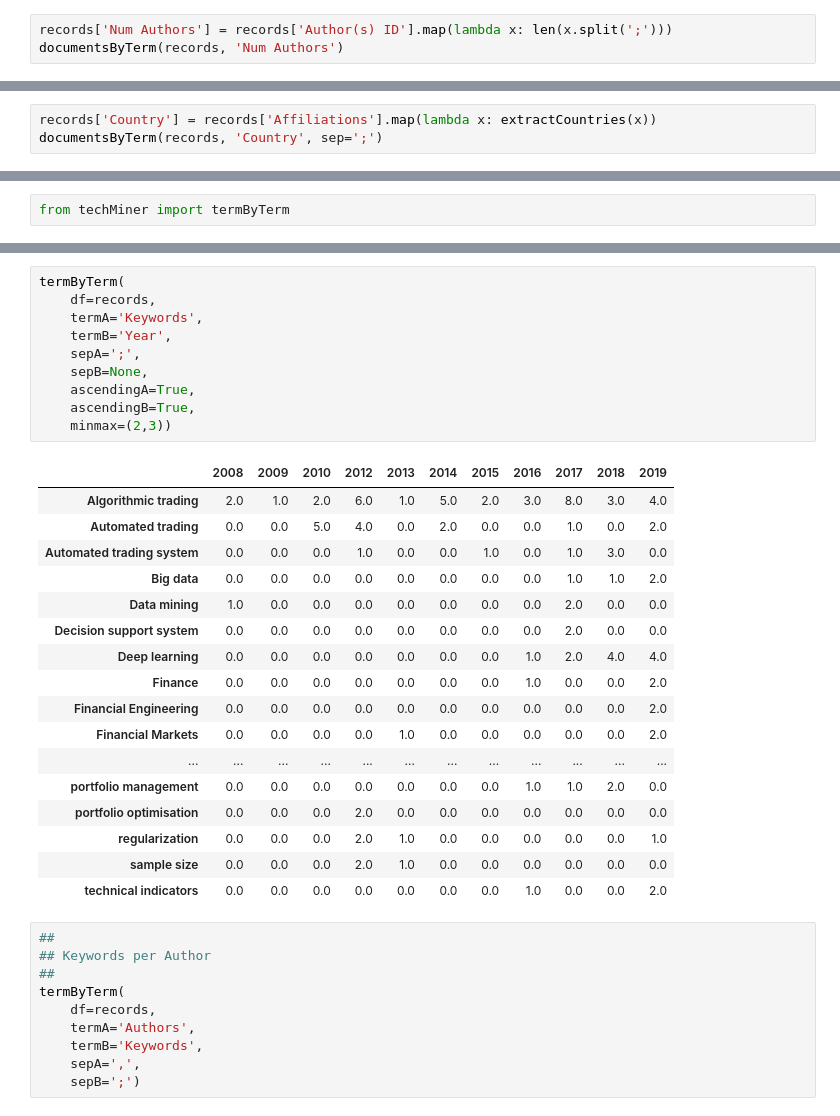
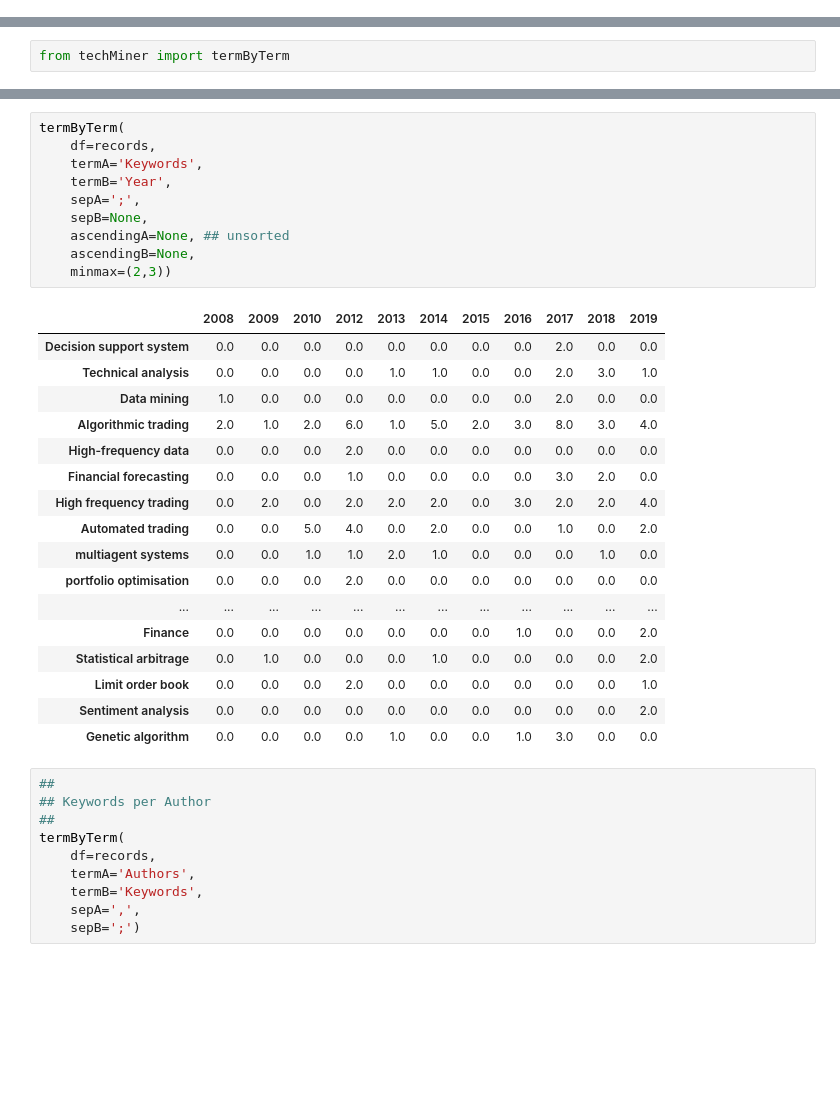
Before and after one commit to jdvelasq/techminer-old-deprecated, a Jupyter notebook: guide/tutorial/4-matrix-analysis.ipynb, the cells around one changed output, grey strips where cells are left out. Cells and saved outputs as stored; diff of their text form; blank space fills up the shorter version.

```diff
--- a/guide/tutorial/4-matrix-analysis.ipynb
+++ b/guide/tutorial/4-matrix-analysis.ipynb
@@ -71,3 +8,0 @@ documentsByTerm(records, 'Cited by')
-# %%
-records['Num Authors'] = records['Author(s) ID'].map(lambda x: len(x.split(';')))
-documentsByTerm(records, 'Num Authors')
@@ -155,3 +8,0 @@ from techMiner import extractCountries
-# %%
-records['Country'] = records['Affiliations'].map(lambda x: extractCountries(x))
-documentsByTerm(records, 'Country', sep=';')
@@ -306,31 +83,31 @@ termByTerm(
 # %%
 termByTerm(
     df=records,
     termA='Keywords',
     termB='Year',
     sepA=';',
     sepB=None,
-    ascendingA=True,
-    ascendingB=True,
+    ascendingA=None, ## unsorted
+    ascendingB=None,
     minmax=(2,3))
 # %% [output]
 |  | 2008 | 2009 | 2010 | 2012 | 2013 | 2014 | 2015 | 2016 | 2017 | 2018 | 2019 |
+| Decision support system | 0.0 | 0.0 | 0.0 | 0.0 | 0.0 | 0.0 | 0.0 | 0.0 | 2.0 | 0.0 | 0.0 |
+| Technical analysis | 0.0 | 0.0 | 0.0 | 0.0 | 1.0 | 1.0 | 0.0 | 0.0 | 2.0 | 3.0 | 1.0 |
+| Data mining | 1.0 | 0.0 | 0.0 | 0.0 | 0.0 | 0.0 | 0.0 | 0.0 | 2.0 | 0.0 | 0.0 |
 | Algorithmic trading | 2.0 | 1.0 | 2.0 | 6.0 | 1.0 | 5.0 | 2.0 | 3.0 | 8.0 | 3.0 | 4.0 |
+| High-frequency data | 0.0 | 0.0 | 0.0 | 2.0 | 0.0 | 0.0 | 0.0 | 0.0 | 0.0 | 0.0 | 0.0 |
+| Financial forecasting | 0.0 | 0.0 | 0.0 | 1.0 | 0.0 | 0.0 | 0.0 | 0.0 | 3.0 | 2.0 | 0.0 |
+| High frequency trading | 0.0 | 2.0 | 0.0 | 2.0 | 2.0 | 2.0 | 0.0 | 3.0 | 2.0 | 2.0 | 4.0 |
 | Automated trading | 0.0 | 0.0 | 5.0 | 4.0 | 0.0 | 2.0 | 0.0 | 0.0 | 1.0 | 0.0 | 2.0 |
-| Automated trading system | 0.0 | 0.0 | 0.0 | 1.0 | 0.0 | 0.0 | 1.0 | 0.0 | 1.0 | 3.0 | 0.0 |
-| Big data | 0.0 | 0.0 | 0.0 | 0.0 | 0.0 | 0.0 | 0.0 | 0.0 | 1.0 | 1.0 | 2.0 |
-| Data mining | 1.0 | 0.0 | 0.0 | 0.0 | 0.0 | 0.0 | 0.0 | 0.0 | 2.0 | 0.0 | 0.0 |
-| Decision support system | 0.0 | 0.0 | 0.0 | 0.0 | 0.0 | 0.0 | 0.0 | 0.0 | 2.0 | 0.0 | 0.0 |
-| Deep learning | 0.0 | 0.0 | 0.0 | 0.0 | 0.0 | 0.0 | 0.0 | 1.0 | 2.0 | 4.0 | 4.0 |
+| multiagent systems | 0.0 | 0.0 | 1.0 | 1.0 | 2.0 | 1.0 | 0.0 | 0.0 | 0.0 | 1.0 | 0.0 |
+| portfolio optimisation | 0.0 | 0.0 | 0.0 | 2.0 | 0.0 | 0.0 | 0.0 | 0.0 | 0.0 | 0.0 | 0.0 |
+| ... | ... | ... | ... | ... | ... | ... | ... | ... | ... | ... | ... |
 | Finance | 0.0 | 0.0 | 0.0 | 0.0 | 0.0 | 0.0 | 0.0 | 1.0 | 0.0 | 0.0 | 2.0 |
-| Financial Engineering | 0.0 | 0.0 | 0.0 | 0.0 | 0.0 | 0.0 | 0.0 | 0.0 | 0.0 | 0.0 | 2.0 |
-| Financial Markets | 0.0 | 0.0 | 0.0 | 0.0 | 1.0 | 0.0 | 0.0 | 0.0 | 0.0 | 0.0 | 2.0 |
-| ... | ... | ... | ... | ... | ... | ... | ... | ... | ... | ... | ... |
-| portfolio management | 0.0 | 0.0 | 0.0 | 0.0 | 0.0 | 0.0 | 0.0 | 1.0 | 1.0 | 2.0 | 0.0 |
-| portfolio optimisation | 0.0 | 0.0 | 0.0 | 2.0 | 0.0 | 0.0 | 0.0 | 0.0 | 0.0 | 0.0 | 0.0 |
-| regularization | 0.0 | 0.0 | 0.0 | 2.0 | 1.0 | 0.0 | 0.0 | 0.0 | 0.0 | 0.0 | 1.0 |
-| sample size | 0.0 | 0.0 | 0.0 | 2.0 | 1.0 | 0.0 | 0.0 | 0.0 | 0.0 | 0.0 | 0.0 |
-| technical indicators | 0.0 | 0.0 | 0.0 | 0.0 | 0.0 | 0.0 | 0.0 | 1.0 | 0.0 | 0.0 | 2.0 |
+| Statistical arbitrage | 0.0 | 1.0 | 0.0 | 0.0 | 0.0 | 1.0 | 0.0 | 0.0 | 0.0 | 0.0 | 2.0 |
+| Limit order book | 0.0 | 0.0 | 0.0 | 2.0 | 0.0 | 0.0 | 0.0 | 0.0 | 0.0 | 0.0 | 1.0 |
+| Sentiment analysis | 0.0 | 0.0 | 0.0 | 0.0 | 0.0 | 0.0 | 0.0 | 0.0 | 0.0 | 0.0 | 2.0 |
+| Genetic algorithm | 0.0 | 0.0 | 0.0 | 0.0 | 1.0 | 0.0 | 0.0 | 1.0 | 3.0 | 0.0 | 0.0 |
 # %%
 ##
 ## Keywords per Author
```
Also changed, not shown: parts of 39 cells of this notebook, 5 other files.
